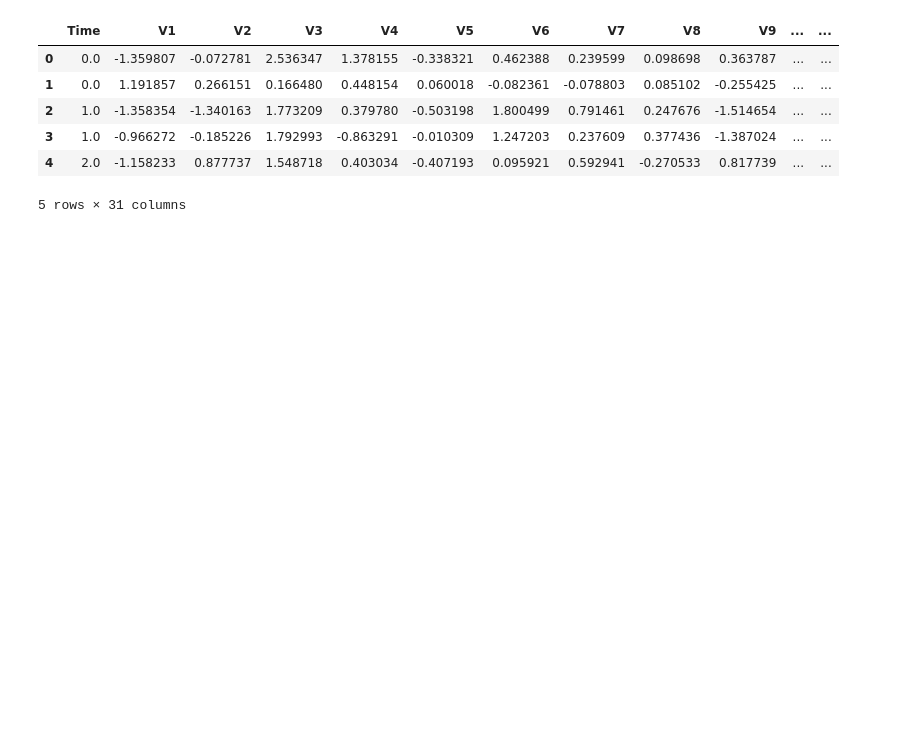
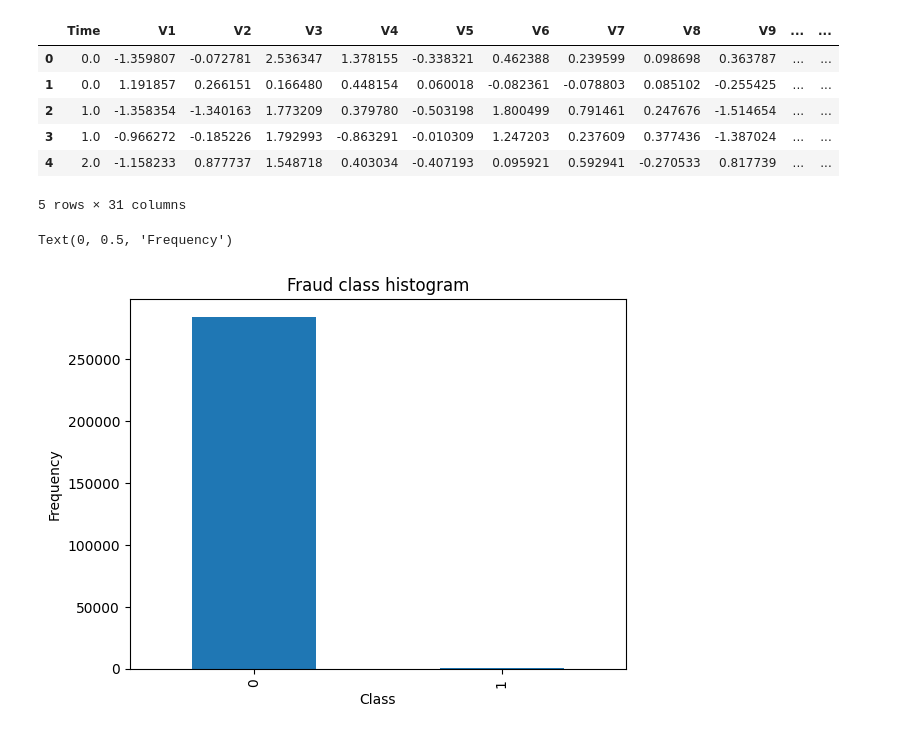
Before and after one commit to Sjk1001/vscode, a Jupyter notebook: Credit_Card_Fraud_Detection/creditcard.ipynb, the cells around one changed output. Drawn from its saved outputs; the diff is of its cells as text; code cells hidden in the pictures; blank space fills up the shorter version.

```diff
--- a/Credit_Card_Fraud_Detection/creditcard.ipynb
+++ b/Credit_Card_Fraud_Detection/creditcard.ipynb
@@ -13,3 +14,12 @@ data.head()
 | 3 | 1.0 | -0.966272 | -0.185226 | 1.792993 | -0.863291 | -0.010309 | 1.247203 | 0.237609 | 0.377436 | -1.387024 | ... | ... |
 | 4 | 2.0 | -1.158233 | 0.877737 | 1.548718 | 0.403034 | -0.407193 | 0.095921 | 0.592941 | -0.270533 | 0.817739 | ... | ... |
 5 rows × 31 columns
+# %%
+count_classes = pd.value_counts(data['Class'], sort= True). sort_index()
+count_classes.plot(kind = 'bar')
+plt.title("Fraud class histogram")
+plt.xlabel("Class")
+plt.ylabel("Frequency")
+# %% [output]
+Text(0, 0.5, 'Frequency')
+[figure, added]
```
Also changed, not shown: parts of 5 cells of this notebook, 1 other file.
